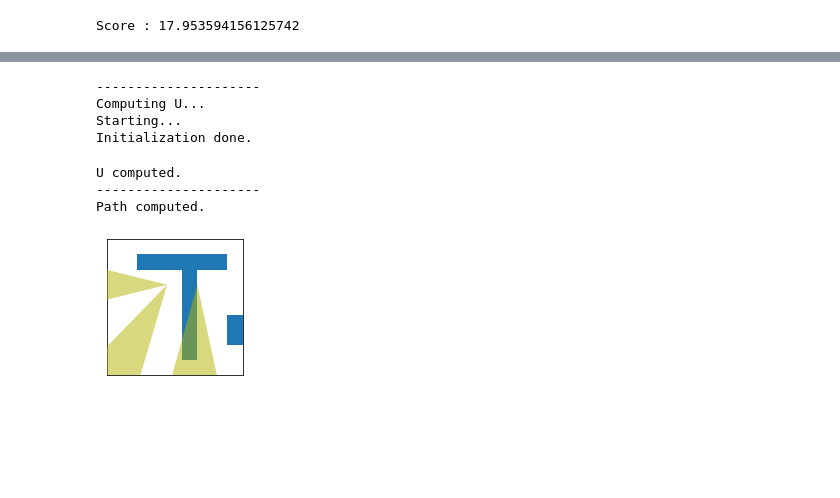
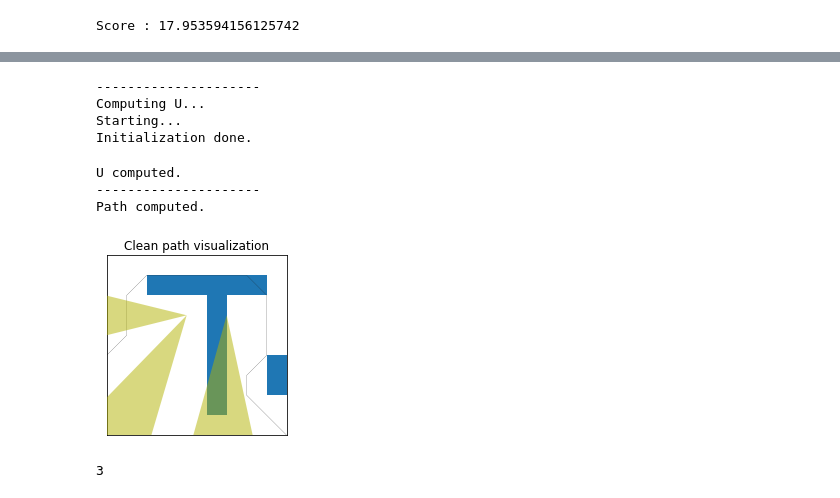
Before and after one commit to alexandreduplessis/Adversarial_Camera_Placement, a Jupyter notebook: Camera_placement.ipynb, the cells around one changed output, grey strips where cells are left out. Drawn from its saved outputs; the diff is of its cells as text; code cells hidden in the pictures; blank space fills up the shorter version.

```diff
--- a/Camera_placement.ipynb
+++ b/Camera_placement.ipynb
@@ -993,8 +1058,7 @@ def visualization(N, camera_list, obstacle_list, pos_start=np.array([-2., -2.]),
         cam_y = int(cam_y)
         cam_ind = np.array([cam_x, cam_y])
         camera_list_grid.append([cam_ind, cam_orient, cam_angle])
-    path = path_finder(N, x0, xf, camera_list_grid, grid_obstacle_list)
-
+    path, U = path_finder(N, x0, xf, camera_list_grid, grid_obstacle_list)
     # convert to real values
     traj = np.zeros((len(path), 2))
     for i in range(len(path)):
@@ -1016,31 +1080,34 @@ def visualization(N, camera_list, obstacle_list, pos_start=np.array([-2., -2.]),
         left=0, bottom=0, right=1, top=1, wspace=0, hspace=0
     )
     plt.title("Clean path visualization")
-    plt.show()
+    plt.show(block=False)
+    return 3
 # %%
   N = 10
   visualize = True
   saveU = True
 
   x0 = np.array([0, 0])
   xf = np.array([N-1, 0])
   # convert to real between -2 and 2
   pos_start = x0 / (N - 1) * 4 - 2
   pos_end = xf / (N - 1) * 4 - 2
 
   obstacle_list = [[2, 7, 6, 1], [5, 1, 1, 7], [8, 2, 2, 2]]
   # convert to real between -2 and 2
   obstacle_list = [[obs[0] / (N - 1) * 4 - 2, obs[1] / (N - 1) * 4 - 2, obs[2] / (N - 1) * 4, obs[3] / (N - 1) * 4] for obs in obstacle_list]
   camera_list = [[np.array([4, 6]), -3*.8 + .3, .5], [np.array([4, 6]), -3.14, .5], [np.array([6, 6]), -2*.8, .5]]
   # convert to real between -2 and 2
   camera_list = [[np.array([cam[0][0] / (N - 1) * 4 - 2, cam[0][1] / (N - 1) * 4 - 2]), cam[1], cam[2]] for cam in camera_list]
-  visualization(N, camera_list, obstacle_list, pos_start, pos_end)
+  a = visualization(N, camera_list, obstacle_list, pos_start, pos_end)
+  print(a)
 # %% [output]
 ---------------------
 Computing U...
 Starting...
 Initialization done.
 U computed.
 ---------------------
 Path computed.
-[figure, old version]
+[figure, new version]
+3
```
Also changed, not shown: parts of 1 cell of this notebook.
